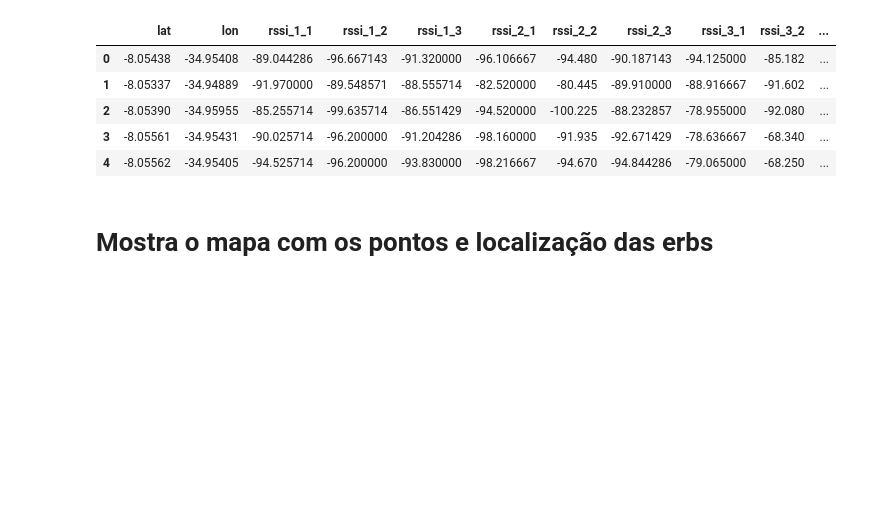
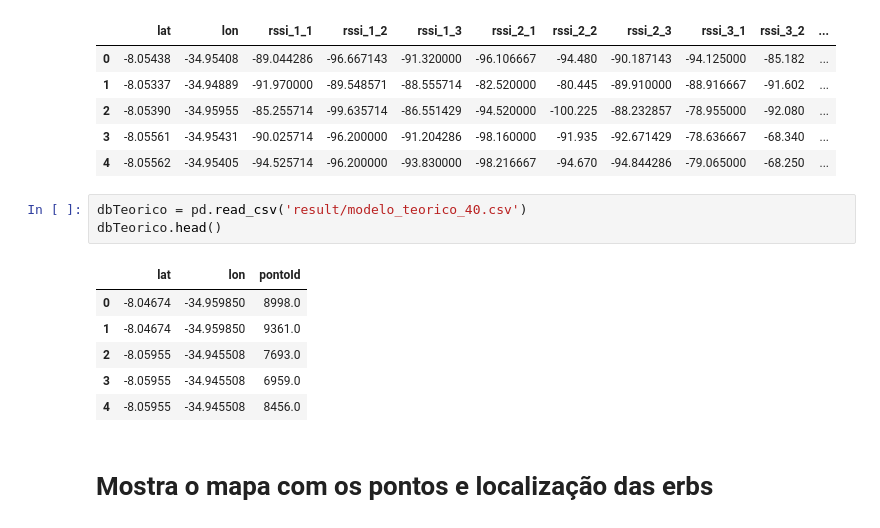
Before and after one commit to mbs8/CMoveis, a Jupyter notebook: visualization.ipynb, the cells around one changed output. Saved outputs shown, nothing was run; the diff lists cells and outputs as text; blank space fills up the shorter version.

```diff
--- a/visualization.ipynb
+++ b/visualization.ipynb
@@ -30,5 +30,15 @@ db.head()
 | 2 | -8.05390 | -34.95955 | -85.255714 | -99.635714 | -86.551429 | -94.520000 | -100.225 | -88.232857 | -78.955000 | -92.080 | ... |
 | 3 | -8.05561 | -34.95431 | -90.025714 | -96.200000 | -91.204286 | -98.160000 | -91.935 | -92.671429 | -78.636667 | -68.340 | ... |
 | 4 | -8.05562 | -34.95405 | -94.525714 | -96.200000 | -93.830000 | -98.216667 | -94.670 | -94.844286 | -79.065000 | -68.250 | ... |
+# %%
+dbTeorico = pd.read_csv('result/modelo_teorico_40.csv')
+dbTeorico.head()
+# %% [output]
+|  | lat | lon | pontoId |
+| 0 | -8.04674 | -34.959850 | 8998.0 |
+| 1 | -8.04674 | -34.959850 | 9361.0 |
+| 2 | -8.05955 | -34.945508 | 7693.0 |
+| 3 | -8.05955 | -34.945508 | 6959.0 |
+| 4 | -8.05955 | -34.945508 | 8456.0 |
 # %% [markdown]
 # Mostra o mapa com os pontos e localização das erbs
```
Also changed, not shown: parts of 4 cells of this notebook.
